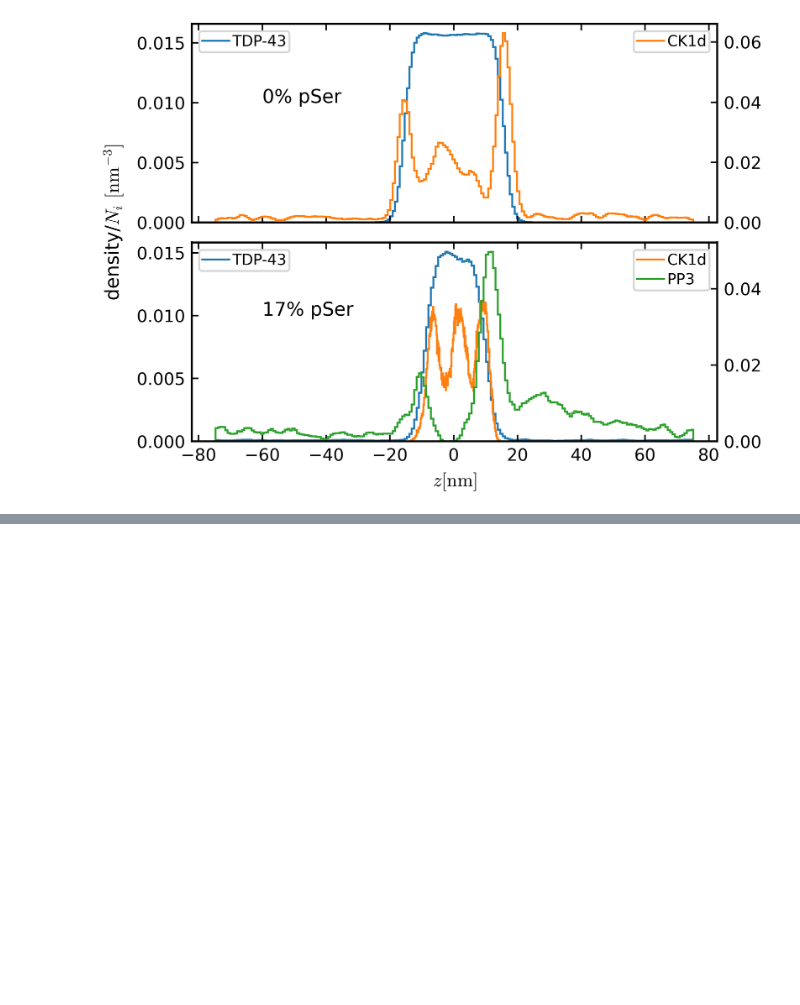
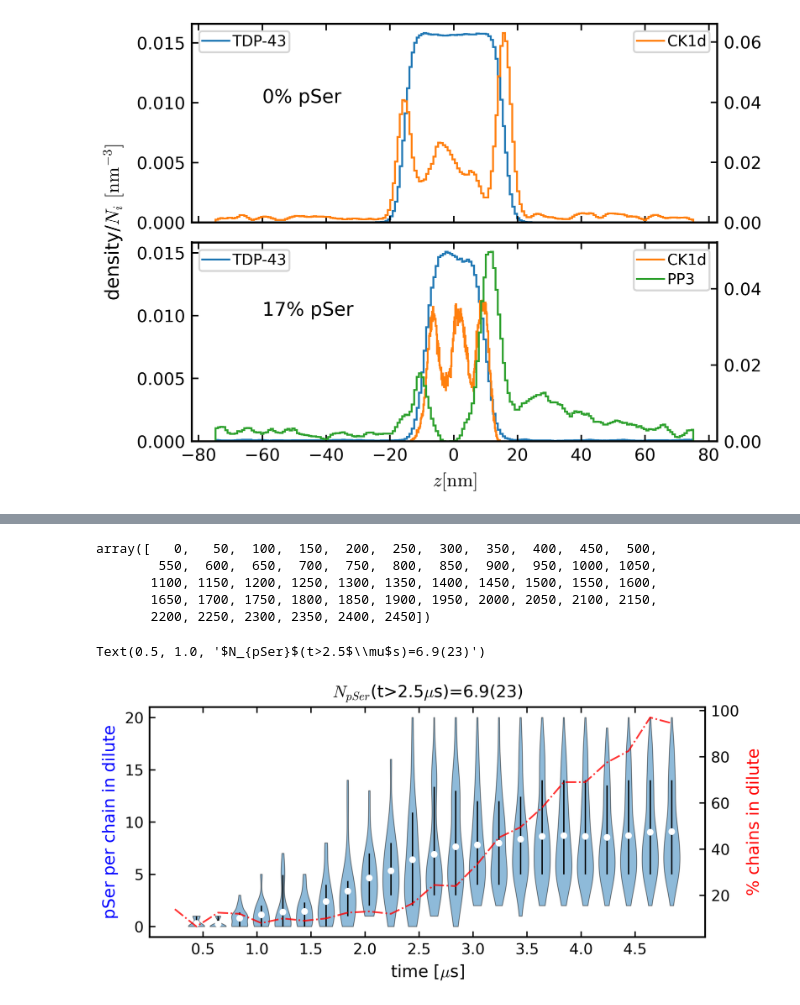
Before and after one commit to ezippo/HPA, a Jupyter notebook: cluster_analysis.ipynb, the cells around one changed output, grey strips where cells are left out. Cells and saved outputs as stored; diff of their text form; code cells hidden in the pictures; blank space fills up the shorter version.

```diff
--- a/cluster_analysis.ipynb
+++ b/cluster_analysis.ipynb
@@ -263,0 +266,5 @@ Text(-60, 0.01, '17% pSer')
+# %%
+times_dis = np.arange(0,2500, 50)
+
+npdil_5ck1d_list, npdil_5ck1d, dpdil_5ck1d, nchainsdil_5ck1d = hpacl.pSer_dilute(path_200+f'sim_200-tdp43-lcd_5-ck1d-open/sim1_200-tdp43-lcd_5-com-ck1d-open_CAL3_dump_processed.gsd',
+                                                                           times_dis, eps=1.0, min_sample=2)
@@ -263,0 +317,53 @@ Text(-60, 0.01, '17% pSer')
+# %%
+times_dis
+# %% [output]
+array([   0,   50,  100,  150,  200,  250,  300,  350,  400,  450,  500,
+        550,  600,  650,  700,  750,  800,  850,  900,  950, 1000, 1050,
+       1100, 1150, 1200, 1250, 1300, 1350, 1400, 1450, 1500, 1550, 1600,
+       1650, 1700, 1750, 1800, 1850, 1900, 1950, 2000, 2050, 2100, 2150,
+       2200, 2250, 2300, 2350, 2400, 2450])
+# %%
+time_step_dis = times_dis*200000
+
+def adjacent_values(vals, q1, q3):
+    upper_adjacent_value = q3 + (q3 - q1) * 1.5
+    upper_adjacent_value = np.clip(upper_adjacent_value, q3, vals[-1])
+
+    lower_adjacent_value = q1 - (q3 - q1) * 1.5
+    lower_adjacent_value = np.clip(lower_adjacent_value, vals[0], q1)
+    return lower_adjacent_value, upper_adjacent_value
+
+fig, ax1 = plt.subplots(figsize=(6, 2.5))
+
+# Plot the first array with the primary y-axis
+data = npdil_5ck1d_list[5::2]
+parts = ax1.violinplot(
+        data, widths=0.75,
+        showmeans=False, showmedians=False, showextrema=False)
+
+for pc in parts['bodies']:
+    pc.set_facecolor('tab:blue')
+    pc.set_edgecolor('black')
+    pc.set_alpha(0.5)
+    pc.set_lw(0.5)
+
+percentile1 = [ np.percentile(data[i], 15.9) for i in range(len(data)) ]
+percentile3 = [ np.percentile(data[i], 84.1) for i in range(len(data)) ]
+
+inds = np.arange(1, len(data) + 1)
+ax1.vlines(inds, percentile1, percentile3, color='k', linestyle='-', lw=0.8)
+ax1.scatter(inds, npdil_5ck1d[5::2], marker='o', color='white', zorder=3)
+
+ax1.set_xlabel('time [$\mu$s]')
+ax1.set_ylabel('pSer per chain in dilute', color='b')
+ax1.set_xticks(np.arange(5, 50, 5)/2-1.2, [ 0.5, 1.0, 1.5, 2.0, 2.5, 3.0, 3.5, 4.0, 4.5])
+
+# Create a secondary y-axis and plot the second array
+ax2 = ax1.twinx()
+ax2.plot(nchainsdil_5ck1d[3::2]/2, 'r-.', alpha=0.8)
+ax2.set_ylabel('% chains in dilute', color='r')
+
+plt.title(r'$N_{pSer}$(t>2.5$\mu$s)='+f'{np.mean(npdil_5ck1d[15:]):.1f}({np.std(npdil_5ck1d[15:])*10:.0f})', fontsize=10)
+# %% [output]
+Text(0.5, 1.0, '$N_{pSer}$(t>2.5$\\mu$s)=6.9(23)')
+[figure, added]
```
Also changed, not shown: parts of 2 cells of this notebook, 3 other files.
